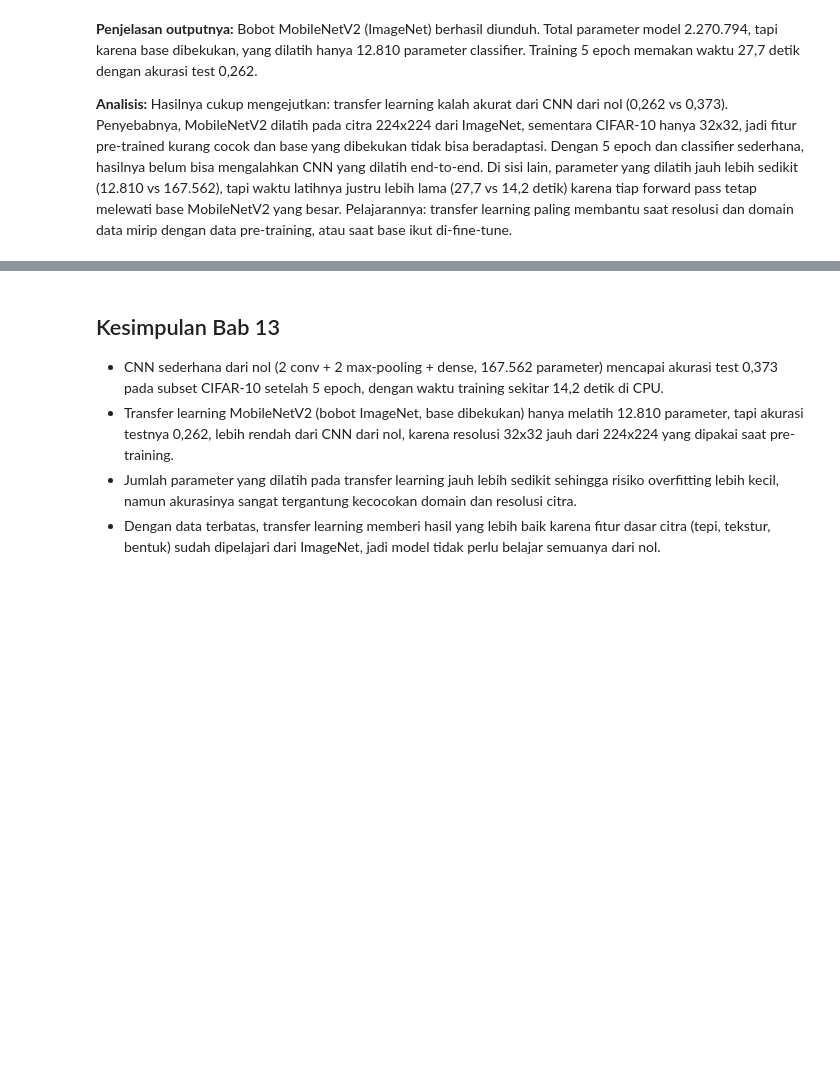
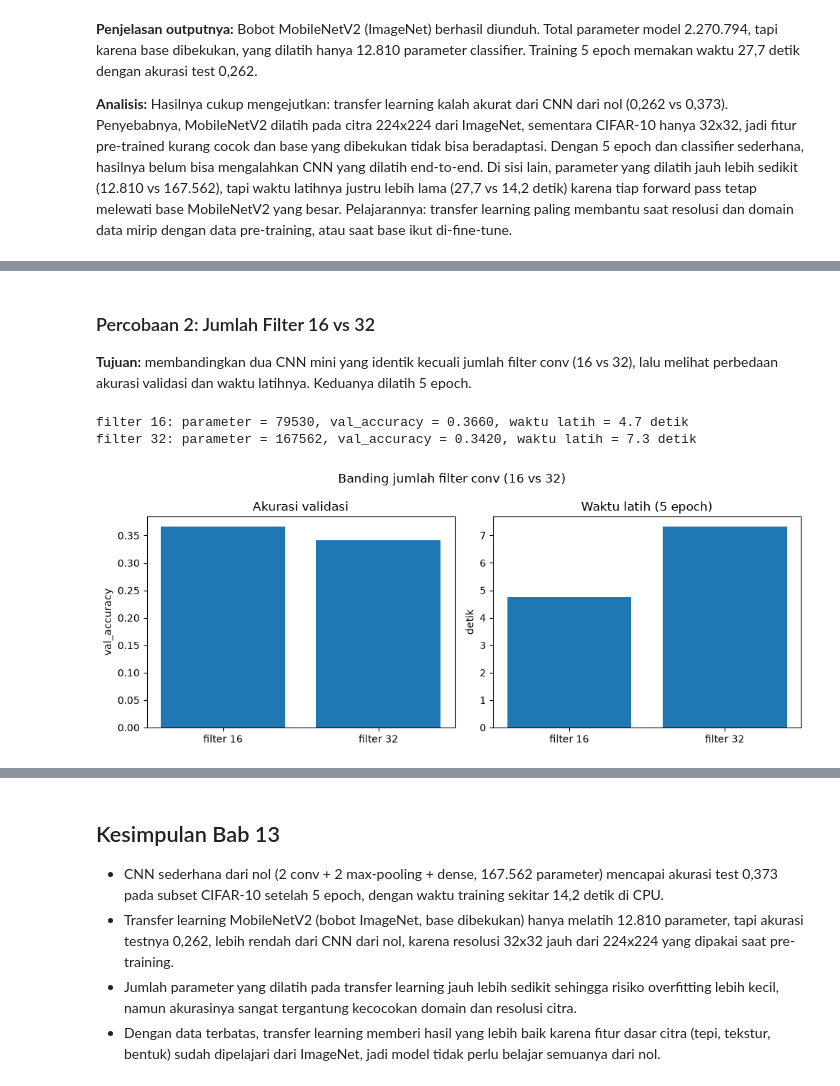
Before and after one commit to dandienter/praktikumML, a Jupyter notebook: bab-13-convolutional-neural-networks/praktikum-bab-13.ipynb, the cells around one changed output, grey strips where cells are left out. Drawn from its saved outputs; the diff is of its cells as text; code cells hidden in the pictures; blank space fills up the shorter version.

```diff
--- a/bab-13-convolutional-neural-networks/praktikum-bab-13.ipynb
+++ b/bab-13-convolutional-neural-networks/praktikum-bab-13.ipynb
@@ -254,0 +334,65 @@ Transfer Learning (MobileNetV2)         0.262                 27.7          2270
+# %% [markdown]
+### Percobaan 2: Jumlah Filter 16 vs 32
+**Tujuan:** membandingkan dua CNN mini yang identik kecuali jumlah filter conv (16 vs 32), lalu melihat perbedaan akurasi validasi dan waktu latihnya. Keduanya dilatih 5 epoch.
+# %%
+import os
+os.environ["TF_CPP_MIN_LOG_LEVEL"] = "3"  # redam log TensorFlow
+import warnings; warnings.filterwarnings("ignore")
+import time
+import numpy as np
+np.random.seed(42)
+import tensorflow as tf
+tf.random.set_seed(42)
+try:
+    import keras
+except ImportError:
+    from tensorflow import keras
+import matplotlib.pyplot as plt
+# Load CIFAR-10 dari cache, lalu ambil subset stratified (200 train + 50 val per kelas)
+(X_penuh, y_penuh), (X_uji, y_uji) = keras.datasets.cifar10.load_data()
+X_penuh = X_penuh.astype("float32") / 255.0
+X_uji = X_uji.astype("float32") / 255.0
+y_penuh, y_uji = y_penuh.flatten(), y_uji.flatten()
+rng = np.random.default_rng(42)
+def ambil_subset(X, y, per_kelas):
+    idx = np.concatenate([rng.choice(np.where(y == k)[0], per_kelas, replace=False) for k in range(10)])
+    return X[idx], y[idx]
+X_tr, y_tr = ambil_subset(X_penuh, y_penuh, 200)
+X_va, y_va = ambil_subset(X_uji, y_uji, 50)
+def cnn_mini(n_filter):
+    return keras.Sequential([
+        keras.layers.Conv2D(n_filter, (3, 3), activation="relu", input_shape=(32, 32, 3)),
+        keras.layers.MaxPooling2D((2, 2)),
+        keras.layers.Conv2D(n_filter * 2, (3, 3), activation="relu"),
+        keras.layers.MaxPooling2D((2, 2)),
+        keras.layers.Flatten(),
+        keras.layers.Dense(64, activation="relu"),
+        keras.layers.Dense(10, activation="softmax")])
+hasil = {}
+for n_filter in (16, 32):
+    model = cnn_mini(n_filter)
+    model.compile(optimizer="adam", loss="sparse_categorical_crossentropy", metrics=["accuracy"])
+    t0 = time.perf_counter()
+    riwayat = model.fit(X_tr, y_tr, batch_size=64, epochs=5, validation_data=(X_va, y_va), verbose=0)
+    durasi = time.perf_counter() - t0
+    hasil[n_filter] = (model.count_params(), riwayat.history["val_accuracy"][-1], durasi)
+    print(f"filter {n_filter}: parameter = {model.count_params()}, "
+          f"val_accuracy = {hasil[n_filter][1]:.4f}, waktu latih = {durasi:.1f} detik")
+    tf.keras.backend.clear_session()
+label = [f"filter {k}" for k in hasil]
+val_acc = [hasil[k][1] for k in hasil]
+waktu = [hasil[k][2] for k in hasil]
+fig, ax = plt.subplots(1, 2, figsize=(10, 4))
+ax[0].bar(label, val_acc)
+ax[0].set_ylabel("val_accuracy")
+ax[0].set_title("Akurasi validasi")
+ax[1].bar(label, waktu)
+ax[1].set_ylabel("detik")
+ax[1].set_title("Waktu latih (5 epoch)")
+fig.suptitle("Banding jumlah filter conv (16 vs 32)")
+plt.tight_layout()
+plt.show()
+# %% [output]
+filter 16: parameter = 79530, val_accuracy = 0.3660, waktu latih = 4.7 detik
+filter 32: parameter = 167562, val_accuracy = 0.3420, waktu latih = 7.3 detik
+[figure, added]
```
Also changed, not shown: parts of 12 cells of this notebook, 5 other files.
